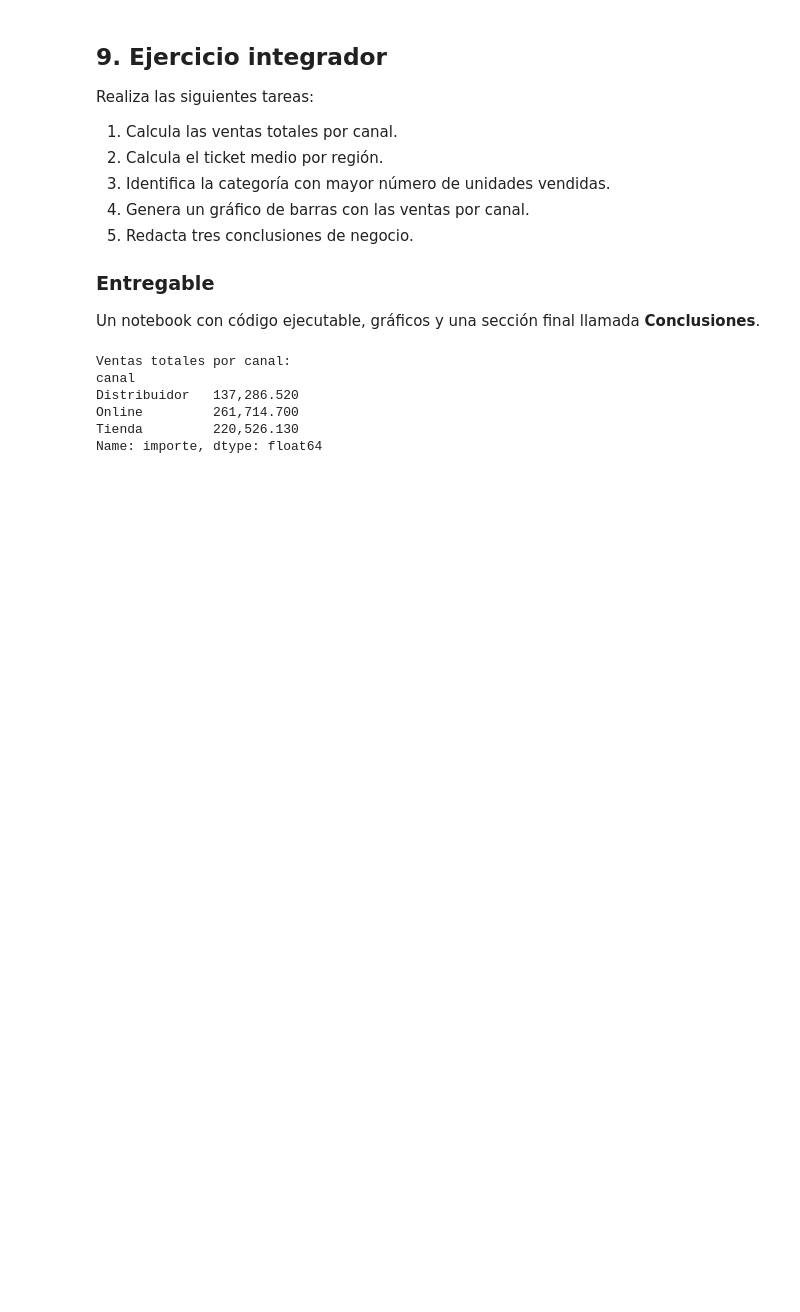
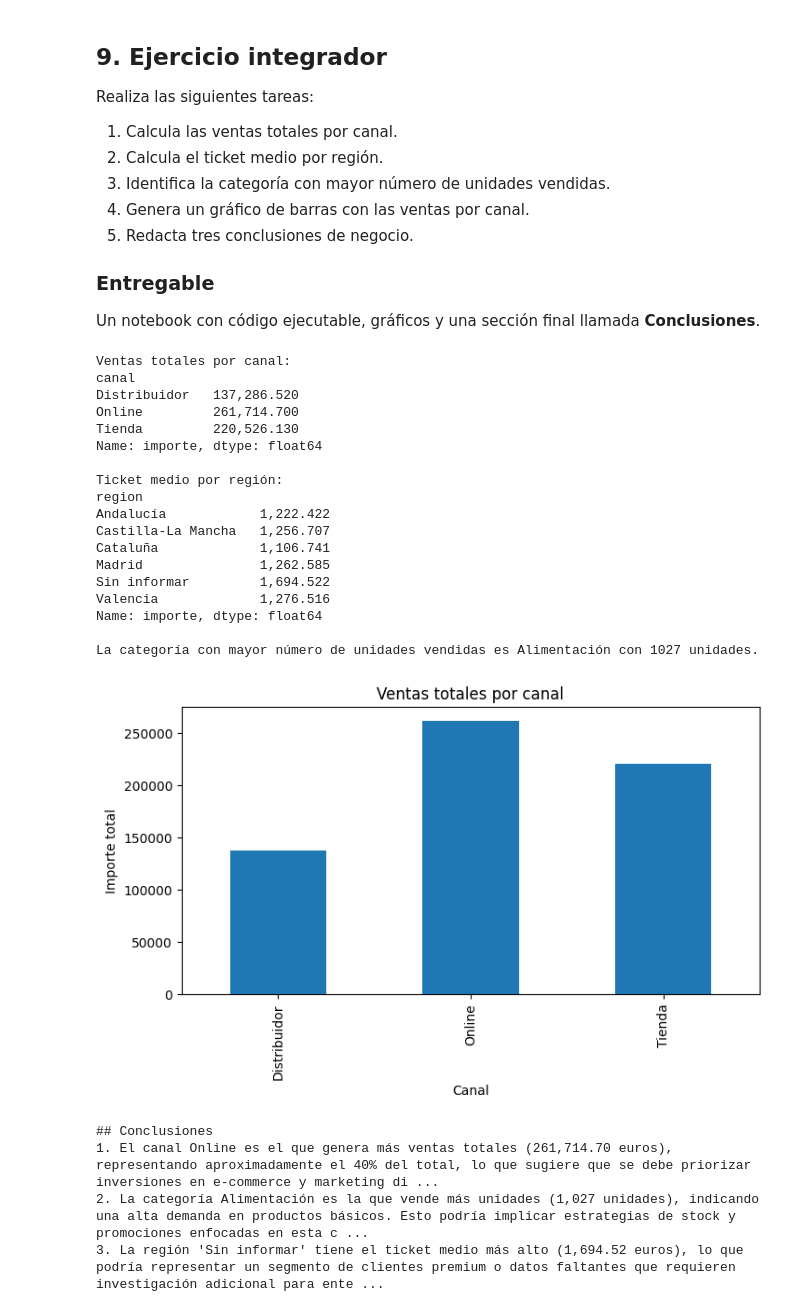
Before and after one commit to anavanesafernandezortigosa02-blip/semana_tragica, a Jupyter notebook: notebooks/01_Bloque_I_Python_Pandas_Analisis_Descriptivo_3h.ipynb, the cells around one changed output. Cells and saved outputs as stored; diff of their text form; code cells hidden in the pictures; blank space fills up the shorter version.

```diff
--- a/notebooks/01_Bloque_I_Python_Pandas_Analisis_Descriptivo_3h.ipynb
+++ b/notebooks/01_Bloque_I_Python_Pandas_Analisis_Descriptivo_3h.ipynb
@@ -337,15 +337,56 @@ Realiza las siguientes tareas:
 ### Entregable
 
 Un notebook con código ejecutable, gráficos y una sección final llamada **Conclusiones**.
-# %%
-# Punto 1: Calcula las ventas totales por canal
-ventas_por_canal = df.groupby('canal')['importe'].sum()
-print("Ventas totales por canal:")
-print(ventas_por_canal)
-# %% [output]
-Ventas totales por canal:
-canal
-Distribuidor   137,286.520
-Online         261,714.700
-Tienda         220,526.130
-Name: importe, dtype: float64
+# %%
+# Punto 1: Calcula las ventas totales por canal
+ventas_por_canal = df.groupby('canal')['importe'].sum()
+print("Ventas totales por canal:")
+print(ventas_por_canal)
+
+# Punto 2: Calcula el ticket medio por región
+ticket_medio_por_region = df_limpio.groupby('region')['importe'].mean()
+print("\nTicket medio por región:")
+print(ticket_medio_por_region)
+
+# Punto 3: Identifica la categoría con mayor número de unidades vendidas
+categoria_mas_unidades = ventas_por_categoria.sort_values("unidades_totales", ascending=False).index[0]
+unidades_max = ventas_por_categoria.loc[categoria_mas_unidades, "unidades_totales"]
+print(f"\nLa categoría con mayor número de unidades vendidas es {categoria_mas_unidades} con {unidades_max} unidades.")
+
+# Punto 4: Genera un gráfico de barras con las ventas por canal
+plt.figure(figsize=(8, 4))
+ventas_por_canal.plot(kind='bar')
+plt.title("Ventas totales por canal")
+plt.xlabel("Canal")
+plt.ylabel("Importe total")
+plt.show()
+
+# Punto 5: Redacta tres conclusiones de negocio
+print("\n## Conclusiones")
+print("1. El canal Online es el que genera más ventas totales (261,714.70 euros), representando aproximadamente el 40% del total, lo que sugiere que se debe priorizar inversiones en e-commerce y marketing digital para potenciar este canal.")
+print("2. La categoría Alimentación es la que vende más unidades (1,027 unidades), indicando una alta demanda en productos básicos. Esto podría implicar estrategias de stock y promociones enfocadas en esta categoría para maximizar el volumen de ventas.")
+print("3. La región 'Sin informar' tiene el ticket medio más alto (1,694.52 euros), lo que podría representar un segmento de clientes premium o datos faltantes que requieren investigación adicional para entender mejor este grupo y adaptar estrategias comerciales.")
+# %% [output]
+Ventas totales por canal:
+canal
+Distribuidor   137,286.520
+Online         261,714.700
+Tienda         220,526.130
+Name: importe, dtype: float64
+
+Ticket medio por región:
+region
+Andalucía            1,222.422
+Castilla-La Mancha   1,256.707
+Cataluña             1,106.741
+Madrid               1,262.585
+Sin informar         1,694.522
+Valencia             1,276.516
+Name: importe, dtype: float64
+
+La categoría con mayor número de unidades vendidas es Alimentación con 1027 unidades.
+[figure, added]
+## Conclusiones
+1. El canal Online es el que genera más ventas totales (261,714.70 euros), representando aproximadamente el 40% del total, lo que sugiere que se debe priorizar inversiones en e-commerce y marketing di ...
+2. La categoría Alimentación es la que vende más unidades (1,027 unidades), indicando una alta demanda en productos básicos. Esto podría implicar estrategias de stock y promociones enfocadas en esta c ...
+3. La región 'Sin informar' tiene el ticket medio más alto (1,694.52 euros), lo que podría representar un segmento de clientes premium o datos faltantes que requieren investigación adicional para ente ...
```
